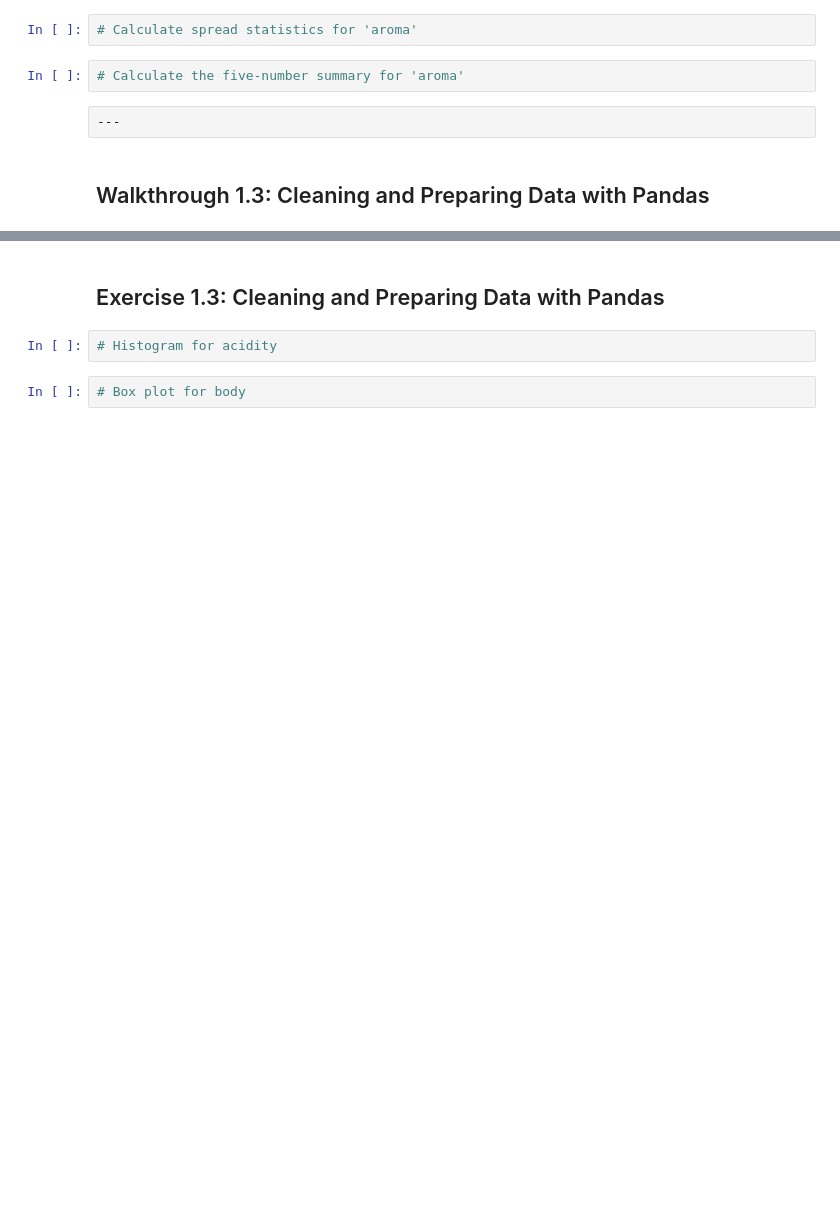
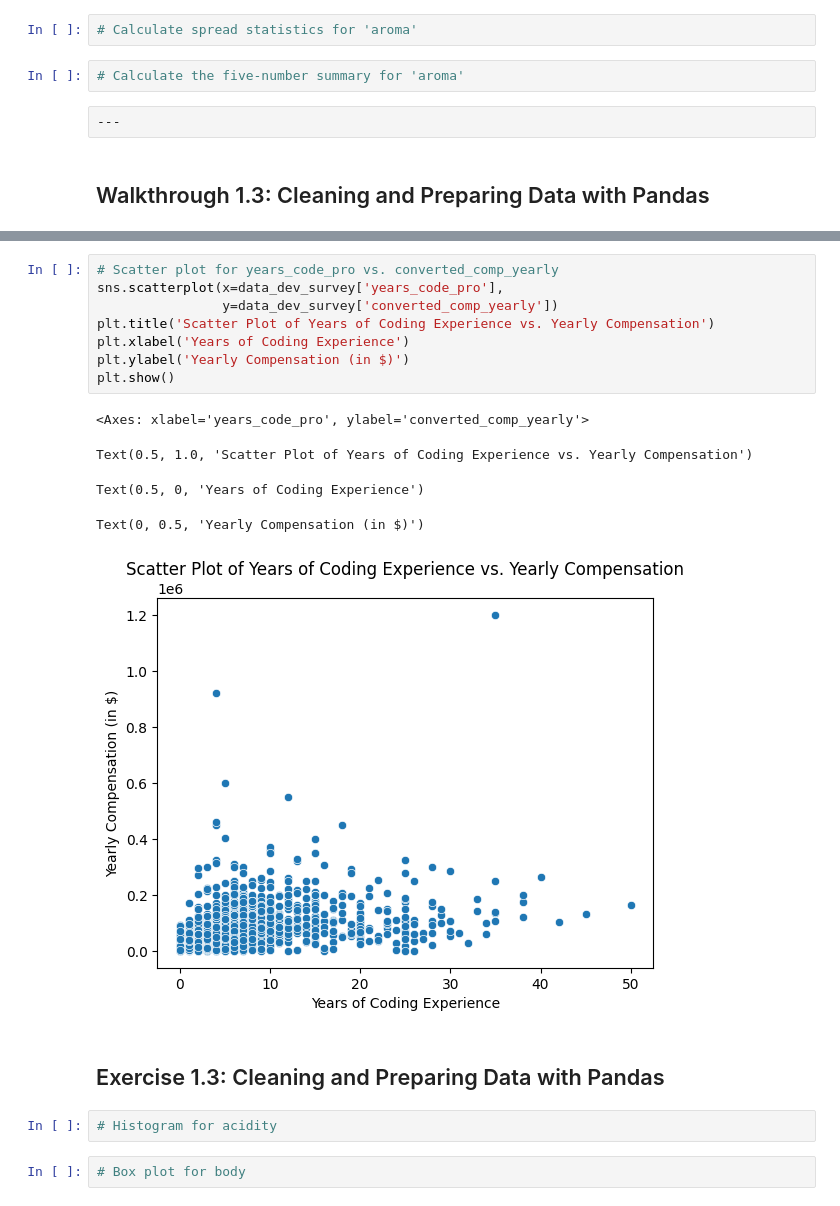
Before and after one commit to ismayc/oreilly-fundamentals-of-statistics-with-python, a Jupyter notebook: exercises.ipynb, the cells around one changed output, grey strips where cells are left out. Cells and saved outputs as stored; diff of their text form; blank space fills up the shorter version.

```diff
--- a/exercises.ipynb
+++ b/exercises.ipynb
@@ -136,3 +318,17 @@ be good to proceed here. If not, scroll up and run it.
+# %%
+# Scatter plot for years_code_pro vs. converted_comp_yearly
+sns.scatterplot(x=data_dev_survey['years_code_pro'],
+                y=data_dev_survey['converted_comp_yearly'])
+plt.title('Scatter Plot of Years of Coding Experience vs. Yearly Compensation')
+plt.xlabel('Years of Coding Experience')
+plt.ylabel('Yearly Compensation (in $)')
+plt.show()
+# %% [output]
+<Axes: xlabel='years_code_pro', ylabel='converted_comp_yearly'>
+Text(0.5, 1.0, 'Scatter Plot of Years of Coding Experience vs. Yearly Compensation')
+Text(0.5, 0, 'Years of Coding Experience')
+Text(0, 0.5, 'Yearly Compensation (in $)')
+[figure, added]
 # %% [markdown]
 ## Exercise 1.3: Cleaning and Preparing Data with Pandas
 # %%
```
Also changed, not shown: parts of 33 cells of this notebook, 1 other file.
